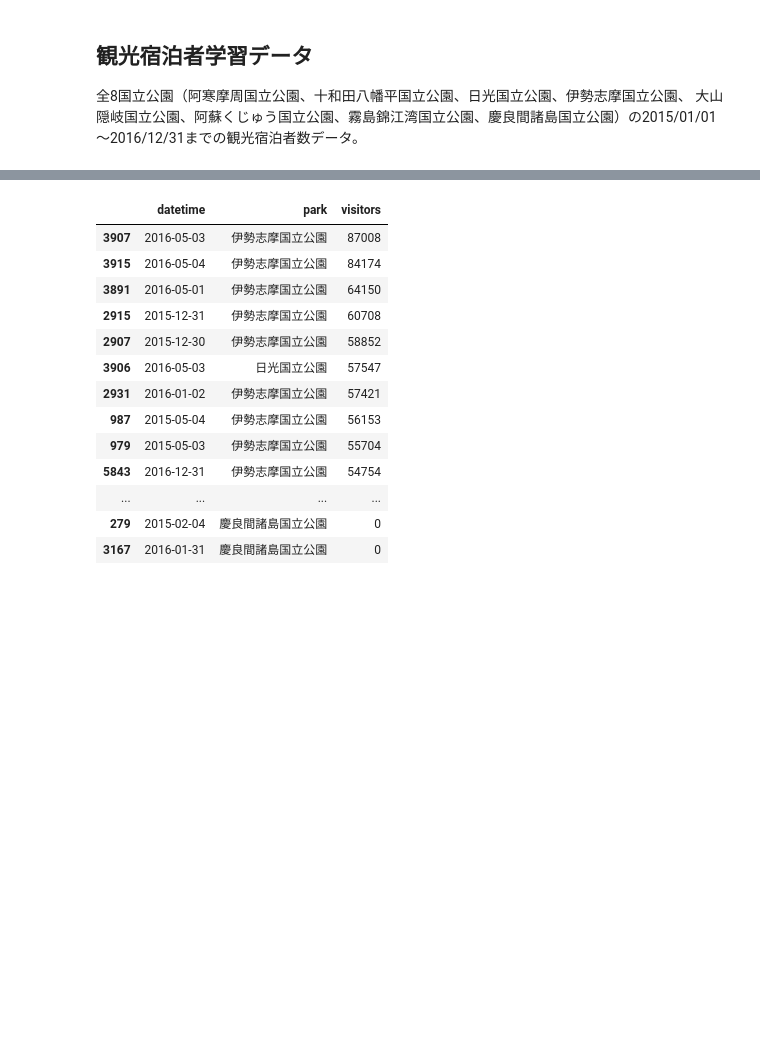
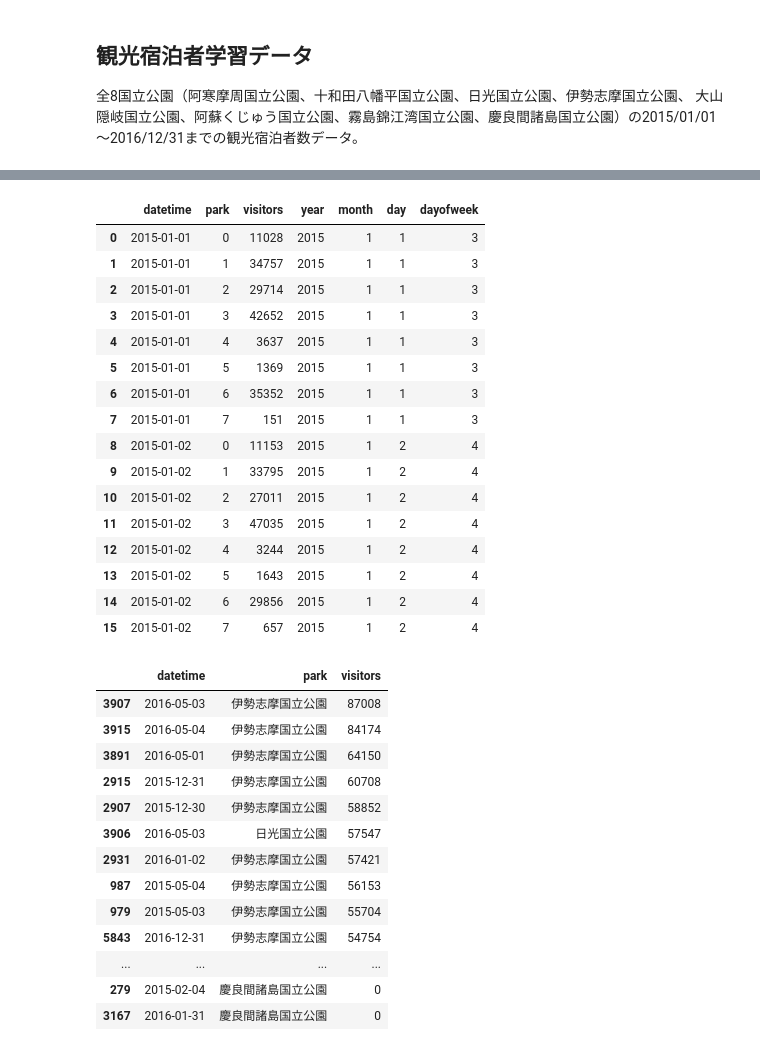
Before and after one commit to TaigoKuriyama/national_park_prediction, a Jupyter notebook: notebook/analyze.ipynb, the cells around one changed output, grey strips where cells are left out. Cells and saved outputs as stored; diff of their text form; code cells hidden in the pictures; blank space fills up the shorter version.

```diff
--- a/notebook/analyze.ipynb
+++ b/notebook/analyze.ipynb
@@ -65,2 +68,12 @@ max    87008.000000
 # %%
 伊勢志摩国立公園、日光国立公園、霧島錦江湾国立公園の訪問者数が多い
+# %%
+# Feature engineering from datetime
+# https://adtech.cyberagent.io/techblog/archives/259
+# https://note.nkmk.me/python-pandas-datetime-timestamp/
+df_train['datetime'] = pd.to_datetime(df_train['datetime']) # dtypeをdatetime64に変換
+df_train['year'] = df_train['datetime'].dt.year
+df_train['month'] = df_train['datetime'].dt.month
+df_train['day'] = df_train['datetime'].dt.day
+df_train['dayofweek'] = df_train['datetime'].dt.dayofweek
+df_train.head()
@@ -67,3 +87,26 @@ max    87008.000000
+# %%
+## categorize park column
+labels, uniques = pd.factorize(df_train['park'])
+df_train['park'] = labels
+df_train.head(16)
+# %% [output]
+|  | datetime | park | visitors | year | month | day | dayofweek |
+| 0 | 2015-01-01 | 0 | 11028 | 2015 | 1 | 1 | 3 |
+| 1 | 2015-01-01 | 1 | 34757 | 2015 | 1 | 1 | 3 |
+| 2 | 2015-01-01 | 2 | 29714 | 2015 | 1 | 1 | 3 |
+| 3 | 2015-01-01 | 3 | 42652 | 2015 | 1 | 1 | 3 |
+| 4 | 2015-01-01 | 4 | 3637 | 2015 | 1 | 1 | 3 |
+| 5 | 2015-01-01 | 5 | 1369 | 2015 | 1 | 1 | 3 |
+| 6 | 2015-01-01 | 6 | 35352 | 2015 | 1 | 1 | 3 |
+| 7 | 2015-01-01 | 7 | 151 | 2015 | 1 | 1 | 3 |
+| 8 | 2015-01-02 | 0 | 11153 | 2015 | 1 | 2 | 4 |
+| 9 | 2015-01-02 | 1 | 33795 | 2015 | 1 | 2 | 4 |
+| 10 | 2015-01-02 | 2 | 27011 | 2015 | 1 | 2 | 4 |
+| 11 | 2015-01-02 | 3 | 47035 | 2015 | 1 | 2 | 4 |
+| 12 | 2015-01-02 | 4 | 3244 | 2015 | 1 | 2 | 4 |
+| 13 | 2015-01-02 | 5 | 1643 | 2015 | 1 | 2 | 4 |
+| 14 | 2015-01-02 | 6 | 29856 | 2015 | 1 | 2 | 4 |
+| 15 | 2015-01-02 | 7 | 657 | 2015 | 1 | 2 | 4 |
 # %%
 # visitor数降順
 df_train.sort_values('visitors',ascending=False)
```
Also changed, not shown: parts of 16 cells of this notebook, 7 other files.
